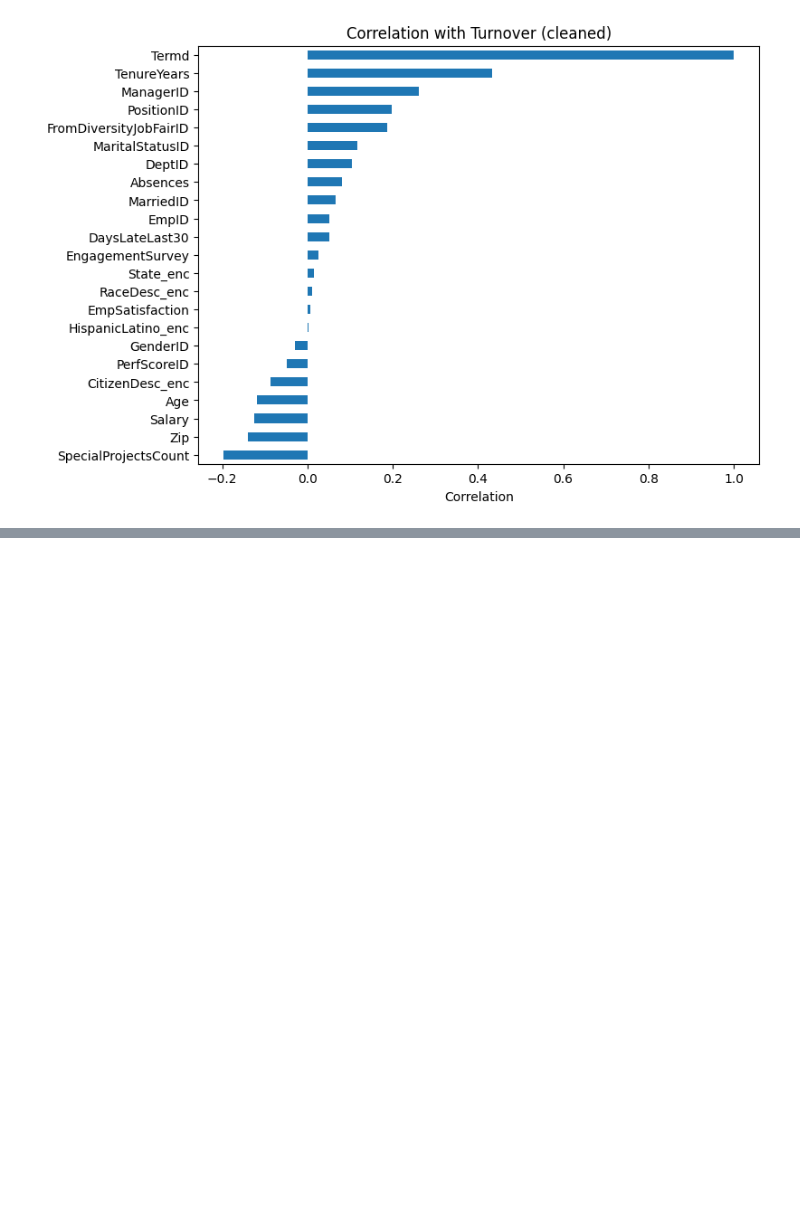
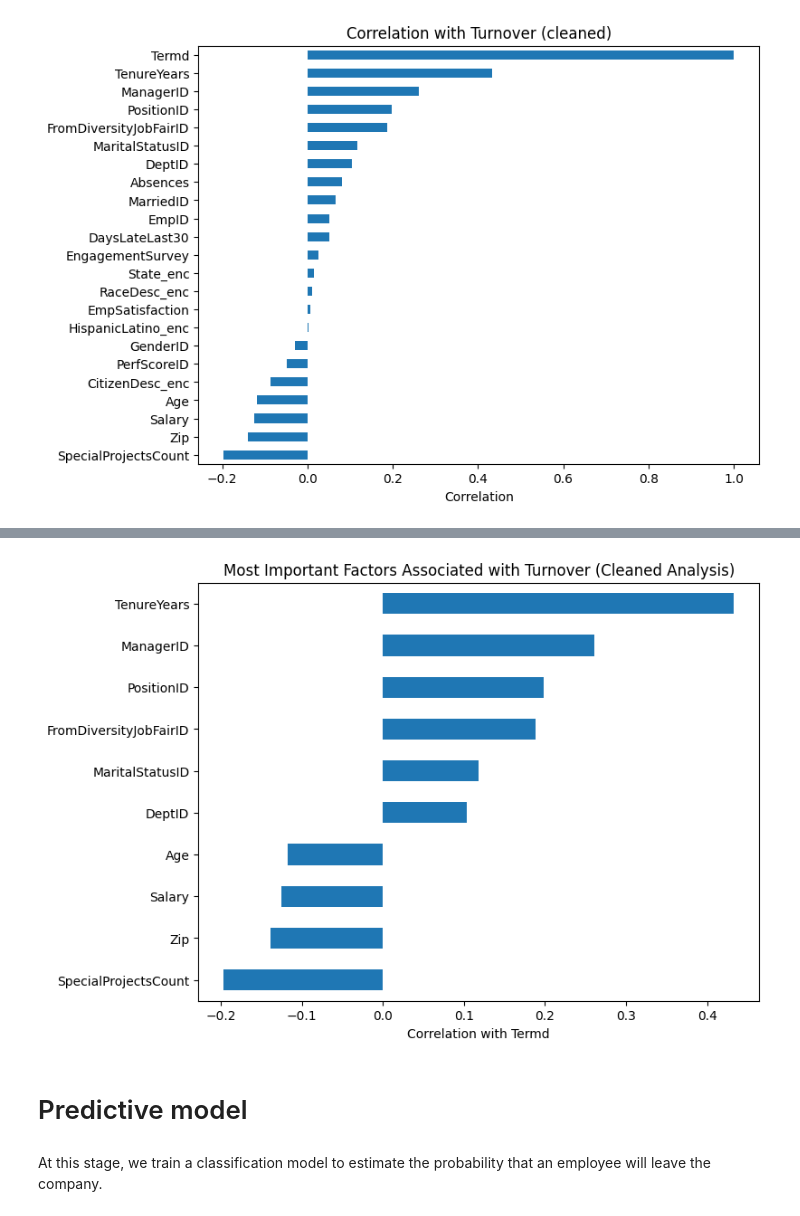
Before and after one commit to oviachane/Hackathon_AI_explainability-, a Jupyter notebook: notebooks/eda.ipynb, the cells around one changed output, grey strips where cells are left out. Cells and saved outputs as stored; diff of their text form; code cells hidden in the pictures; blank space fills up the shorter version.

Commit message:
predictive model

```diff
--- a/notebooks/eda.ipynb
+++ b/notebooks/eda.ipynb
@@ -431,3 +456,11 @@ plt.xlabel("Correlation")
 plt.show()
 # %% [output]
 [figure]
+# %%
+# Select the most relevant turnover factors from the cleaned analysis
+
+important_features_clean = corr_target_clean.drop(labels=["Termd"], errors="ignore")
+important_features_clean = important_features_clean[abs(important_features_clean) > 0.1]
+
+print("Most important features based on the cleaned correlation threshold:")
+print(important_features_clean.sort_values(ascending=False))
@@ -433,0 +480,16 @@ plt.show()
+# %%
+# Visualization of the cleaned important features
+
+plt.figure(figsize=(8,6))
+important_features_clean.sort_values().plot(kind="barh")
+
+plt.title("Most Important Factors Associated with Turnover (Cleaned Analysis)")
+plt.xlabel("Correlation with Termd")
+
+plt.show()
+# %% [output]
+[figure, added]
+# %% [markdown]
+# Predictive model
+# %% [markdown]
+At this stage, we train a classification model to estimate the probability that an employee will leave the company.
```
Also changed, not shown: parts of 33 cells of this notebook.
